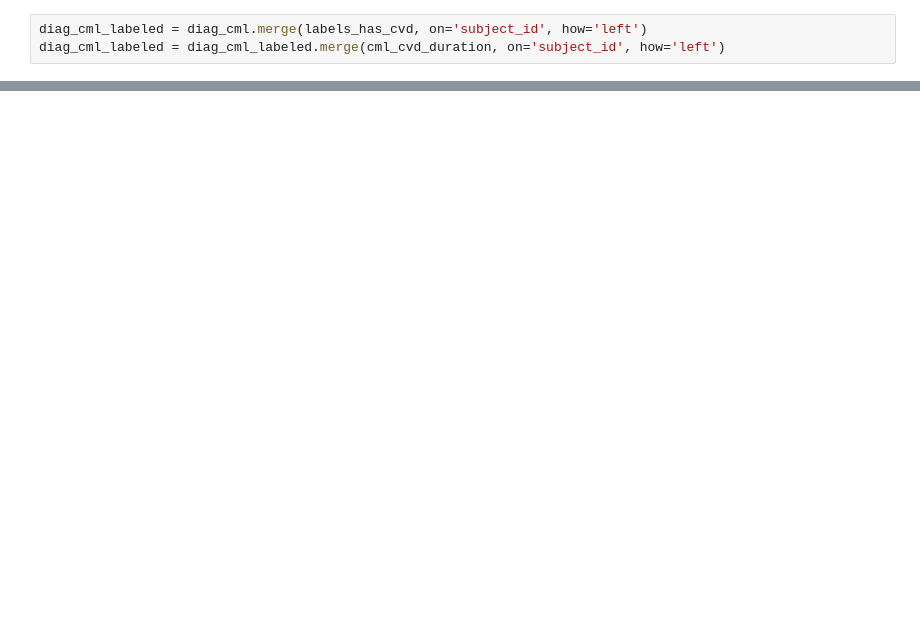
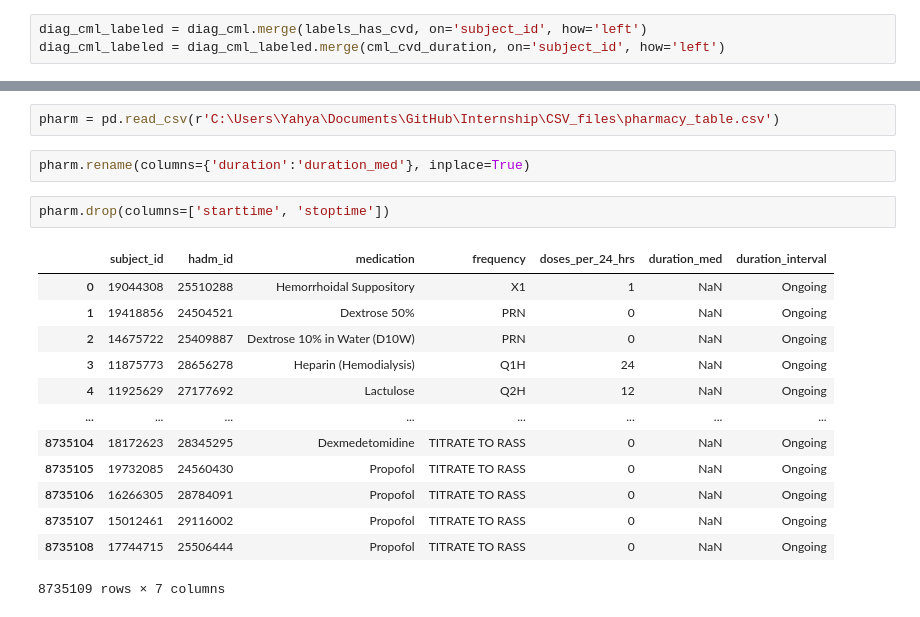
Before and after one commit to yloughribi/Internship, a Jupyter notebook: Python_script.ipynb, the cells around one changed output, grey strips where cells are left out. Cells and saved outputs as stored; diff of their text form; blank space fills up the shorter version.

```diff
--- a/Python_script.ipynb
+++ b/Python_script.ipynb
@@ -327,0 +365,20 @@ fig = plt.figure(
+# %%
+pharm = pd.read_csv(r'C:\Users\Yahya\Documents\GitHub\Internship\CSV_files\pharmacy_table.csv')
+# %%
+pharm.rename(columns={'duration':'duration_med'}, inplace=True)
+# %%
+pharm.drop(columns=['starttime', 'stoptime'])
+# %% [output]
+|  | subject_id | hadm_id | medication | frequency | doses_per_24_hrs | duration_med | duration_interval |
+| 0 | 19044308 | 25510288 | Hemorrhoidal Suppository | X1 | 1 | NaN | Ongoing |
+| 1 | 19418856 | 24504521 | Dextrose 50% | PRN | 0 | NaN | Ongoing |
+| 2 | 14675722 | 25409887 | Dextrose 10% in Water (D10W) | PRN | 0 | NaN | Ongoing |
+| 3 | 11875773 | 28656278 | Heparin (Hemodialysis) | Q1H | 24 | NaN | Ongoing |
+| 4 | 11925629 | 27177692 | Lactulose | Q2H | 12 | NaN | Ongoing |
+| ... | ... | ... | ... | ... | ... | ... | ... |
+| 8735104 | 18172623 | 28345295 | Dexmedetomidine | TITRATE TO RASS | 0 | NaN | Ongoing |
+| 8735105 | 19732085 | 24560430 | Propofol | TITRATE TO RASS | 0 | NaN | Ongoing |
+| 8735106 | 16266305 | 28784091 | Propofol | TITRATE TO RASS | 0 | NaN | Ongoing |
+| 8735107 | 15012461 | 29116002 | Propofol | TITRATE TO RASS | 0 | NaN | Ongoing |
+| 8735108 | 17744715 | 25506444 | Propofol | TITRATE TO RASS | 0 | NaN | Ongoing |
+8735109 rows × 7 columns
```
Also changed, not shown: parts of 23 cells of this notebook.
